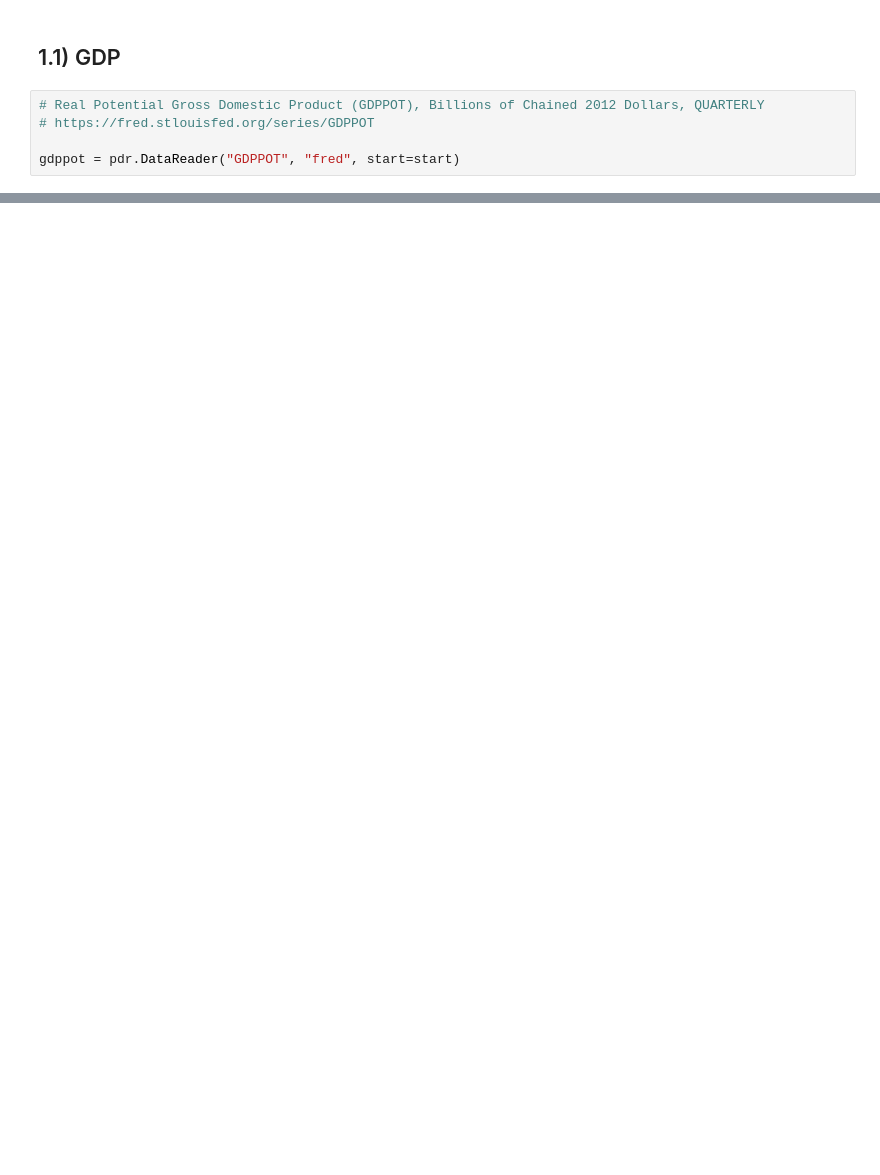
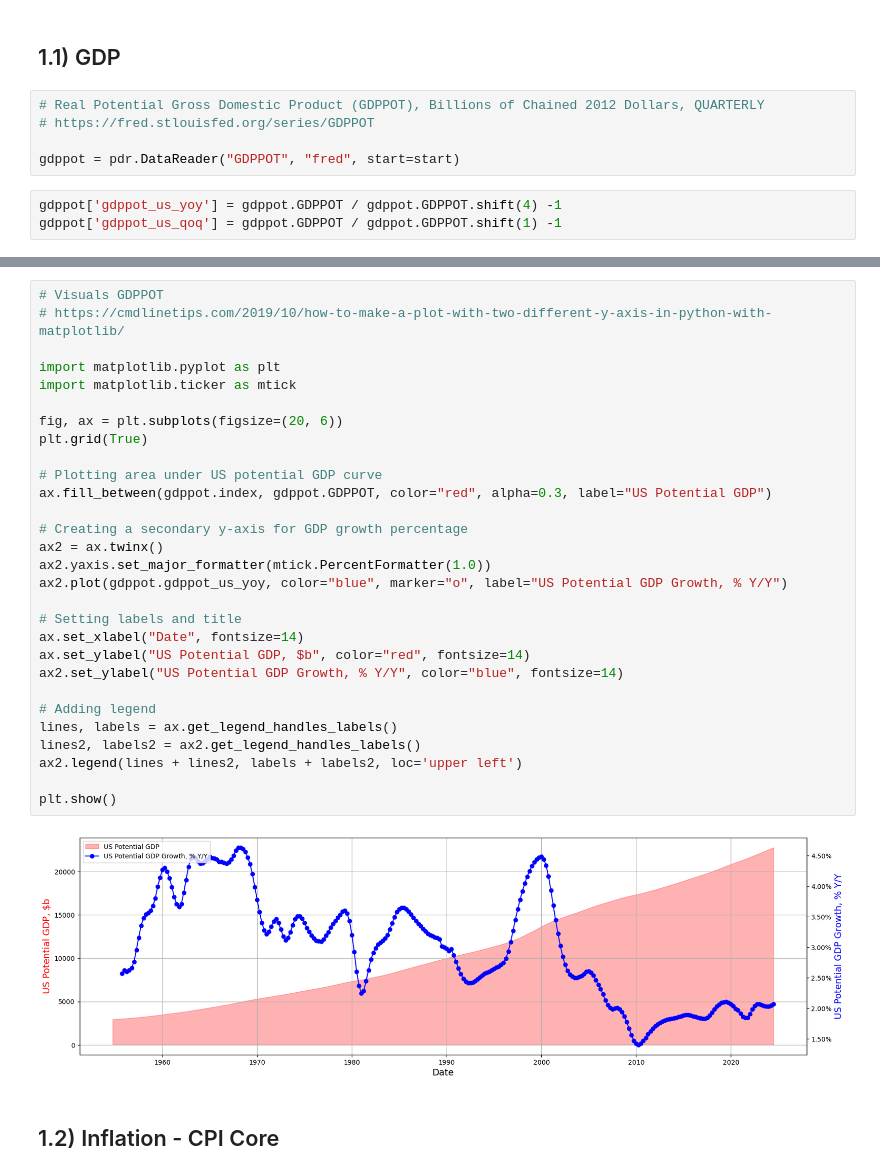
Before and after one commit to DRPproton/market_analytics, a Jupyter notebook: 01-intro-and-data-sources/notebook.ipynb, the cells around one changed output, grey strips where cells are left out. Saved outputs shown, nothing was run; the diff lists cells and outputs as text; blank space fills up the shorter version.

```diff
--- a/01-intro-and-data-sources/notebook.ipynb
+++ b/01-intro-and-data-sources/notebook.ipynb
@@ -31,3 +31,6 @@ Period for indexes: 1954-07-17 to 2024-07-17
 # https://fred.stlouisfed.org/series/GDPPOT
 
 gdppot = pdr.DataReader("GDPPOT", "fred", start=start)
+# %%
+gdppot['gdppot_us_yoy'] = gdppot.GDPPOT / gdppot.GDPPOT.shift(4) -1
+gdppot['gdppot_us_qoq'] = gdppot.GDPPOT / gdppot.GDPPOT.shift(1) -1
@@ -33,0 +47,33 @@ gdppot = pdr.DataReader("GDPPOT", "fred", start=start)
+# %%
+# Visuals GDPPOT
+# https://cmdlinetips.com/2019/10/how-to-make-a-plot-with-two-different-y-axis-in-python-with-matplotlib/
+
+import matplotlib.pyplot as plt
+import matplotlib.ticker as mtick
+
+fig, ax = plt.subplots(figsize=(20, 6))
+plt.grid(True)
+
+# Plotting area under US potential GDP curve
+ax.fill_between(gdppot.index, gdppot.GDPPOT, color="red", alpha=0.3, label="US Potential GDP")
+
+# Creating a secondary y-axis for GDP growth percentage
+ax2 = ax.twinx()
+ax2.yaxis.set_major_formatter(mtick.PercentFormatter(1.0))
+ax2.plot(gdppot.gdppot_us_yoy, color="blue", marker="o", label="US Potential GDP Growth, % Y/Y")
+
+# Setting labels and title
+ax.set_xlabel("Date", fontsize=14)
+ax.set_ylabel("US Potential GDP, $b", color="red", fontsize=14)
+ax2.set_ylabel("US Potential GDP Growth, % Y/Y", color="blue", fontsize=14)
+
+# Adding legend
+lines, labels = ax.get_legend_handles_labels()
+lines2, labels2 = ax2.get_legend_handles_labels()
+ax2.legend(lines + lines2, labels + labels2, loc='upper left')
+
+plt.show()
+# %% [output]
+[figure, added]
+# %% [markdown]
+## 1.2) Inflation - CPI Core
```
Also changed, not shown: parts of 50 cells of this notebook.
